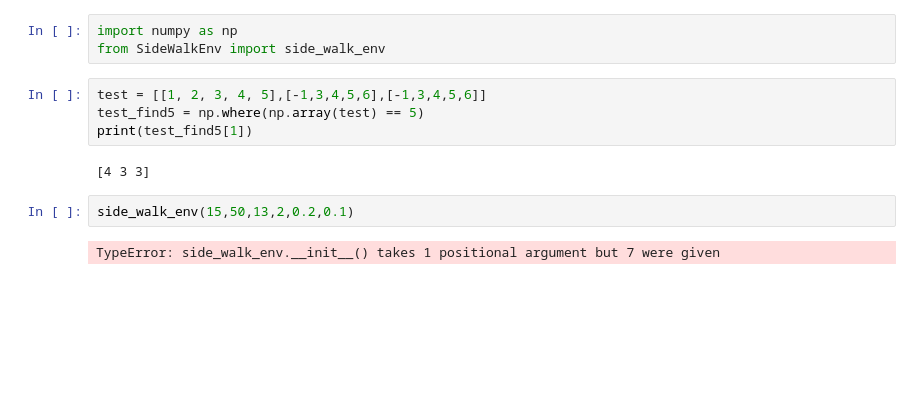
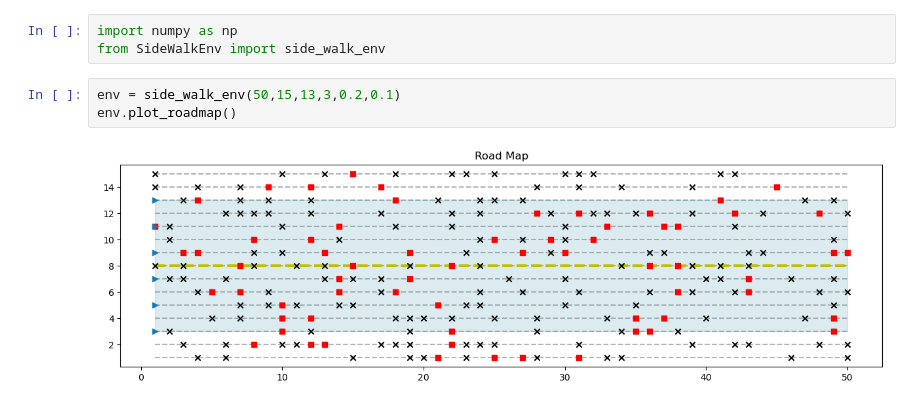
Before and after one commit to ustcer0928/QuantumQLearning, a Jupyter notebook: test.ipynb, the cells around one changed output. Drawn from its saved outputs; the diff is of its cells as text; blank space fills up the shorter version.

```diff
--- a/test.ipynb
+++ b/test.ipynb
@@ -1,13 +1,8 @@
 # %%
 import numpy as np
 from SideWalkEnv import side_walk_env
-# %%
-test = [[1, 2, 3, 4, 5],[-1,3,4,5,6],[-1,3,4,5,6]]
-test_find5 = np.where(np.array(test) == 5)
-print(test_find5[1])
-# %% [output]
-[4 3 3]
 # %%
-side_walk_env(15,50,13,2,0.2,0.1)
+env = side_walk_env(50,15,13,3,0.2,0.1)
+env.plot_roadmap()
 # %% [output]
-TypeError: side_walk_env.__init__() takes 1 positional argument but 7 were given
+[figure, added]
```
Also changed, not shown: 1 other file.
